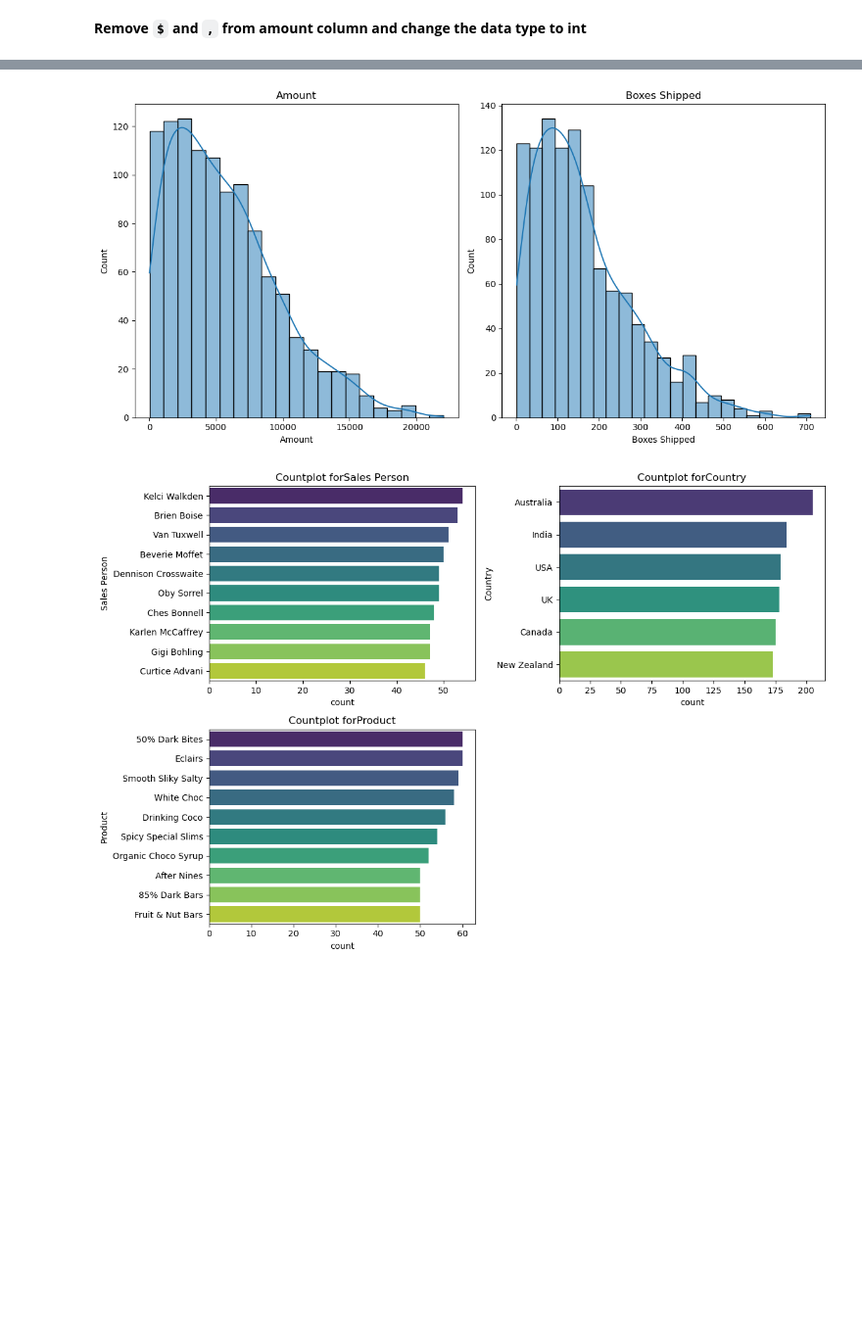
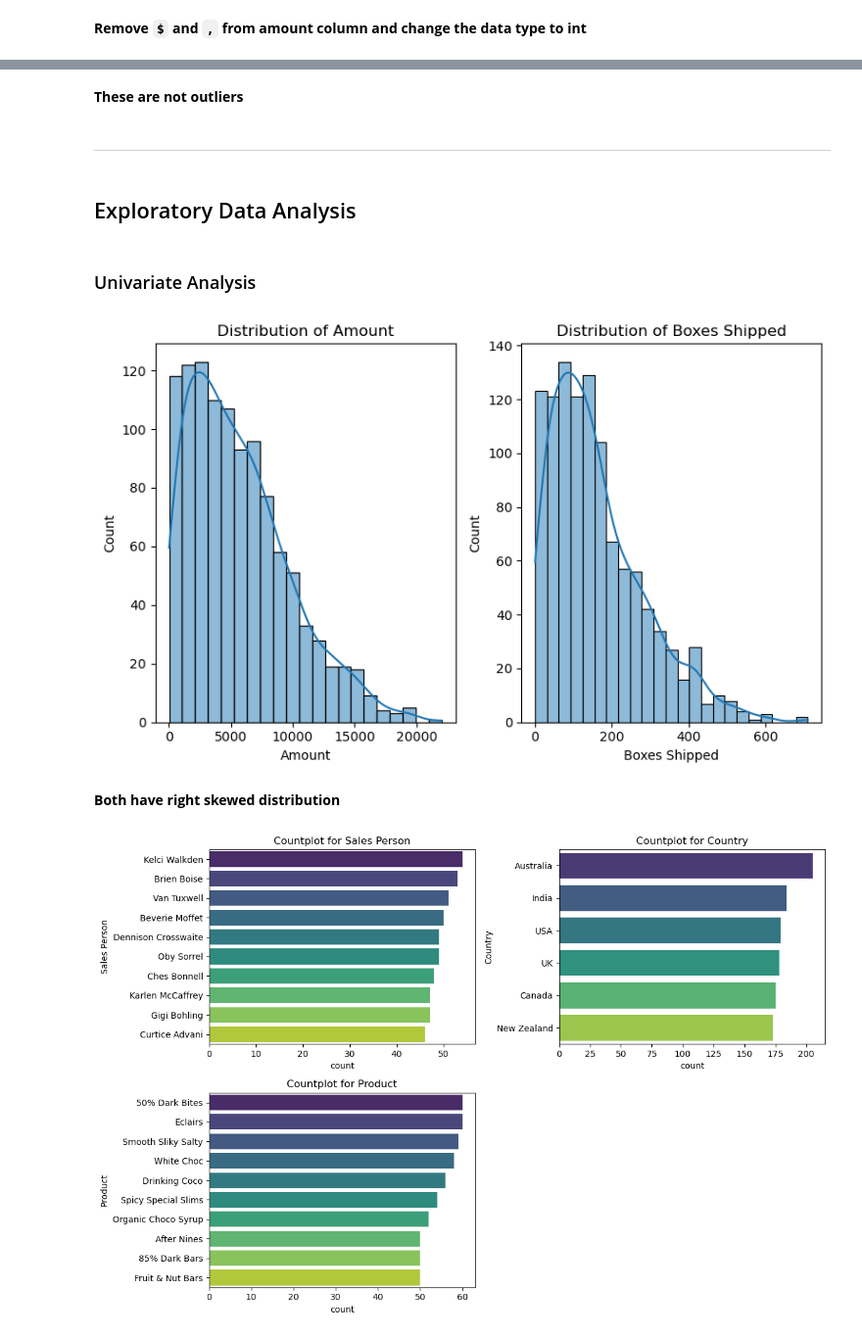
Before and after one commit to danisharain12/Machine-Learning-Projects, a Jupyter notebook: Predicting Chocolate Sales Revenue/Predicting Chocolate Sales Revenue.ipynb, the cells around one changed output, grey strips where cells are left out. Shown: that part at 98% size. Cells and saved outputs as stored; diff of their text form; code cells hidden in the pictures; blank space fills up the shorter version.

```diff
--- a/Predicting Chocolate Sales Revenue/Predicting Chocolate Sales Revenue.ipynb
+++ b/Predicting Chocolate Sales Revenue/Predicting Chocolate Sales Revenue.ipynb
@@ -11,7 +13,7 @@ warnings.filterwarnings('ignore')
 # %% [markdown]
 ## Load Dataset
 # %%
-df = pd.read_csv('D:/DS Bootcamp/Machine Learning/ML_breakout_room/Chocolate Sales.csv')
+df = pd.read_csv('D:/DS Bootcamp/Machine Learning/machine learning projects/Machine-Learning-Projects/Predicting Chocolate Sales Revenue/Chocolate Sales.csv')
 df
 # %% [output]
 |  | Sales Person | Country | Product | Date | Amount | Boxes Shipped |
@@ -61,14 +103,3 @@ dtype: float64
 df['Amount'] = df['Amount'].replace({'\$': '', ',': ''}, regex=True).astype(int)
 # %%
 df['Date'] = pd.to_datetime(df['Date'], dayfirst=True)
-# %%
-for i in df:
-    print(f'Total no of unique values{i}:{df[i].nunique()}')
-print('==================')
-
-for i in df:
-    print(f'\n{df[i].value_counts()}')
-print('==================')
-
-for i in df:
-    print(f'\n{i}:{df[i].unique()}')
@@ -97,2 +136,10 @@ df.duplicated().sum()
 # %%
 num = ['Amount', 'Boxes Shipped']
+# %%
+plt.figure(figsize=(8, 4))
+
+for i, col in enumerate(num):
+    plt.subplot(1, 2, i+1)
+    sns.boxplot(y=df[col])
+    plt.title(col)
+plt.show()
@@ -99,14 +148,24 @@ num = ['Amount', 'Boxes Shipped']
+# %% [markdown]
+**These are not outliers**
+# %% [markdown]
+----------
+# %% [markdown]
+## Exploratory Data Analysis
+# %% [markdown]
+### Univariate Analysis
 # %%
-plt.figure(figsize=(12, 6))
+plt.figure(figsize=(8, 5))
 for i, col in enumerate(num):
     plt.subplot(1, len(num), i + 1)
     sns.histplot(data=df, x=col, kde=True, palette='viridis')
-    plt.title(col)
+    plt.title(f'Distribution of {col}')
 
 plt.tight_layout()
 plt.show()
 # %% [output]
-[figure, old version]
+[figure, new version]
+# %% [markdown]
+**Both have right skewed distribution**
 # %%
 cat = ['Sales Person', 'Country', 'Product']
 # %%
```
Also changed, not shown: parts of 41 cells of this notebook.
